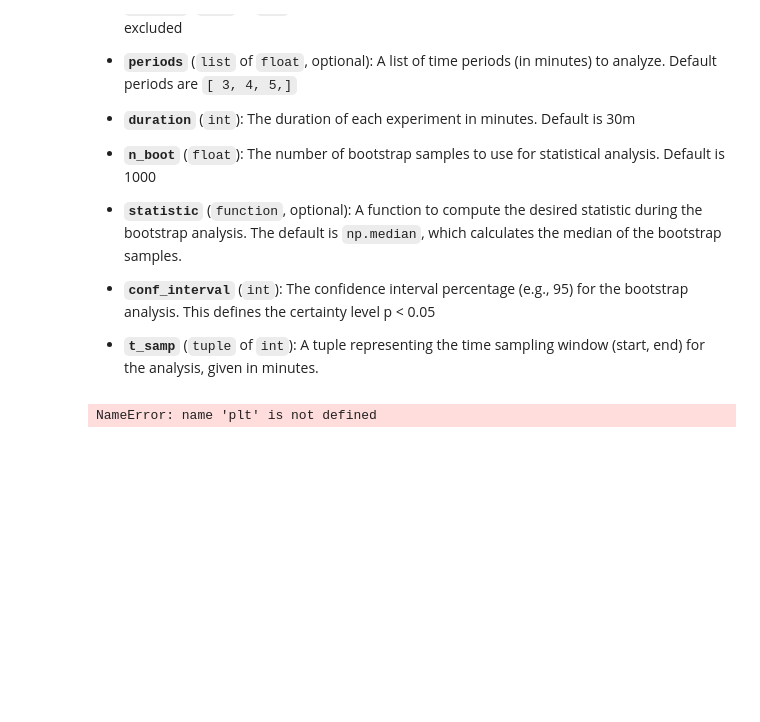
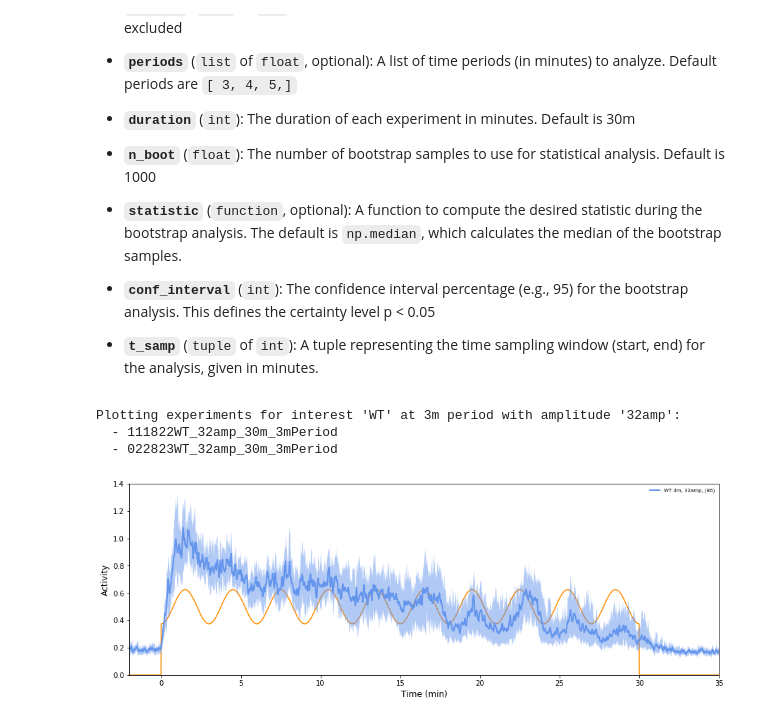
Before and after one commit to lswyss/temporalBeh, a Jupyter notebook: scripts/sinWave_compile.ipynb, the cells around one changed output. Cells and saved outputs as stored; diff of their text form; code cells hidden in the pictures; blank space fills up the shorter version.

Commit message:
Your message about the changes

```diff
--- a/scripts/sinWave_compile.ipynb
+++ b/scripts/sinWave_compile.ipynb
@@ -5,0 +1,17 @@ plt.rcParams['svg.fonttype']='none'
+# %%
+import os
+import sys
+import matplotlib.pyplot as plt
+
+# Set the working directory to the main folder
+main_folder = '/home/sam/Desktop/beh_timescale'  # Adjust this path to your main folder
+os.chdir(main_folder)
+sys.path.insert(0, main_folder)
+print(os.getcwd())  # This should print '/home/sam/Desktop/beh_timescale'
+
+import pickle
+
+with open('data/LDS_response_sinFunc.pickle', 'rb') as f:
+    test_result = pickle.load(f)
+
+test_result.keys()
@@ -13,9 +41,0 @@ size of tau = 14400
-# %%
-import pickle
-import matplotlib.pyplot as plt
-plt.rcParams['svg.fonttype']='none'
-
-with open('../data/LDS_response_sinFunc.pickle', 'rb') as f:
-    test_result = pickle.load(f)
-
-test_result.keys()
@@ -44,31 +62,30 @@ This function `response_sin` is designed to compute responses based on sinusoida
 - **`conf_interval`** (`int`): The confidence interval percentage (e.g., 95) for the bootstrap analysis. This defines the certainty level p < 0.05
 
 - **`t_samp`** (`tuple` of `int`): A tuple representing the time sampling window (start, end) for the analysis, given in minutes.
-# %%
-import sys
-# This is the path to the root of your project "beh_timescale"
-project_path = '/home/sam/Desktop/beh_timescale'
-
-# Add this path to sys.path to allow importing from the subdirectories
-if project_path not in sys.path:
-    sys.path.append(project_path)
-
-# Now you can import your modules from any subdirectory within the project
-import numpy as np
-import matplotlib.pyplot as plt
-from analysis_functions.results_sin_compile import response_sin
-plt.rcParams['svg.fonttype'] = 'none'
-%matplotlib inline
-
-periods = [2.7, 2.8, 2.9, 3, 3.1, 3.2, 3.3, 3.4, 3.5]
-interest = ['chat']
-
-fig, ax = response_sin(interest, exclude=['day'], periods=periods, n_boot=1e3, t_samp=(-3, 40))
-
-# Display the plot
-plt.show()
-# %% [output]
-NameError: name 'plt' is not defined
+# %%
+import pickle
+import matplotlib.pyplot as plt
+from analysis_functions.results_sin_compile import *
+%matplotlib inline
+
+result = pickle.load(open('data/LDS_response_sinFunc.pickle', 'rb'))
+
+periods = [3]
+
+interest = ['WT']
+duration = '30m'
+amplitudes = ['32amp']
+exclude = ['051724WT_s1_30m_3mPeriod','081123WT_30m_3mPeriod','081823WT_30m_3mPeriod',
+           '051724WT_s3_30m_3mPeriod','051724WT_s2_30m_3mPeriod','052623WT_30m_4mPeriod',]
+#exclude = ['031124ppp1_30m_3mPeriod',]
+
+fig, ax = response_sin(interest, exclude, periods=periods, duration=duration, n_boot=1e3, statistic=np.median, conf_interval=95, t_samp=(-2, 35), amplitudes=amplitudes)
+plt.show()
+# %% [output]
+Plotting experiments for interest 'WT' at 3m period with amplitude '32amp':
+  - 111822WT_32amp_30m_3mPeriod
+  - 022823WT_32amp_30m_3mPeriod
+[figure, added]
 # %%
 #Save images
 plt.rcParams['svg.fonttype']='none'
```
Also changed, not shown: parts of 8 cells of this notebook, 45 other files.
